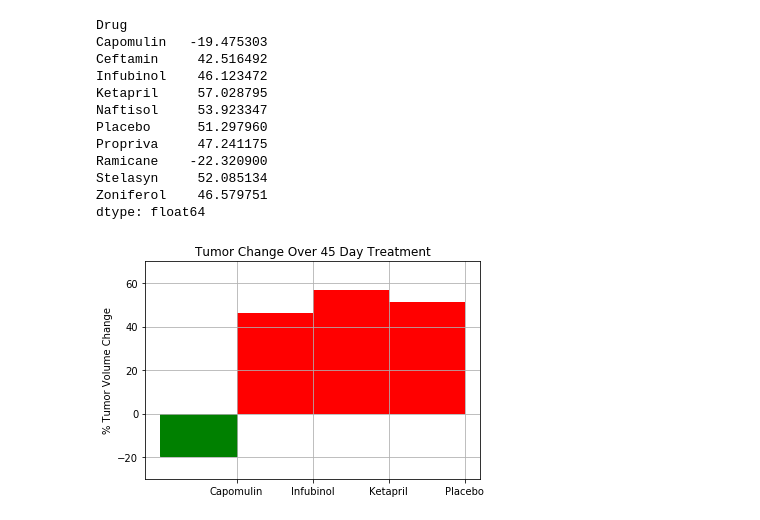
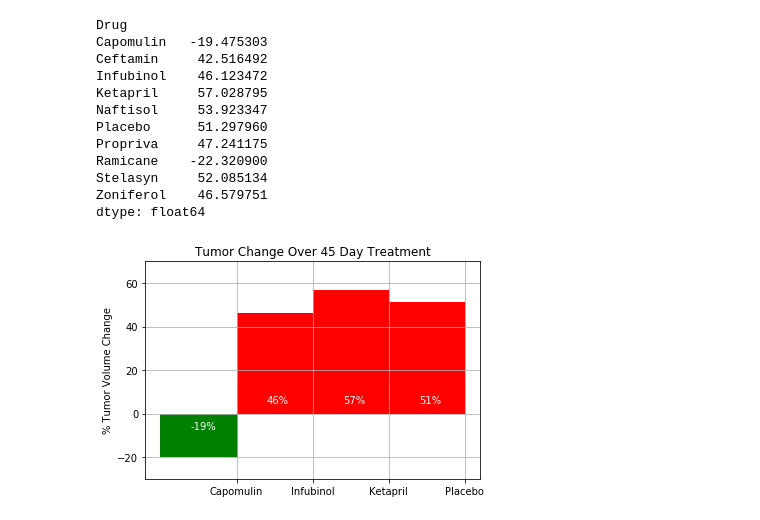
Before and after one commit to reemaratnani/Matplotlib, a Jupyter notebook: pymaceuticals.ipynb, the cells around one changed output. Saved outputs shown, nothing was run; the diff lists cells and outputs as text; code cells hidden in the pictures.

Commit message:
percent label on bar chart

```diff
--- a/pymaceuticals.ipynb
+++ b/pymaceuticals.ipynb
@@ -180,22 +174,25 @@ dtype: float64
 # %%
 drug_studied = Percent_change[['Capomulin', 'Infubinol', 'Ketapril','Placebo']]
 y= drug_studied.values
 Drugs = ['Capomulin', 'Infubinol', 'Ketapril', 'Placebo']
-# drug_studied = list(zip(drug_studied.index, drug_studied))
-# drug_studied
 x = np.arange(0, len(Drugs))
 tick = [0.5,1.5,2.5,3.5]
 plt.xticks(tick, Drugs)
-# plt.xticks([0,5,1.5,2.5,3.5], Drugs)
 plt.ylim(-30, 70)
 bar_plot = plt.bar(x, y, color='r', width = 1)
 bar_plot[0].set_color('g')
+for bar in bar_plot:
+    height = round(int(bar.get_height()))
+    x1 = bar.get_x() + bar.get_width()/2.5
+    s = height
+    if s < 0:
+        y1 = -7
+    else:
+        y1 = 5
+    plt.text(x1, y1, '%d' % s +"%", color = 'w', fontsize = 10)
 plt.grid()
 plt.title("Tumor Change Over 45 Day Treatment")
 plt.ylabel("% Tumor Volume Change")
-
 plt.show()
-# # fig, ax = plt.subplots()
-# # ax.set_yticklabels()
 # %% [output]
-[figure, old version]
+[figure, new version]
```
Also changed, not shown: parts of 2 cells of this notebook.
